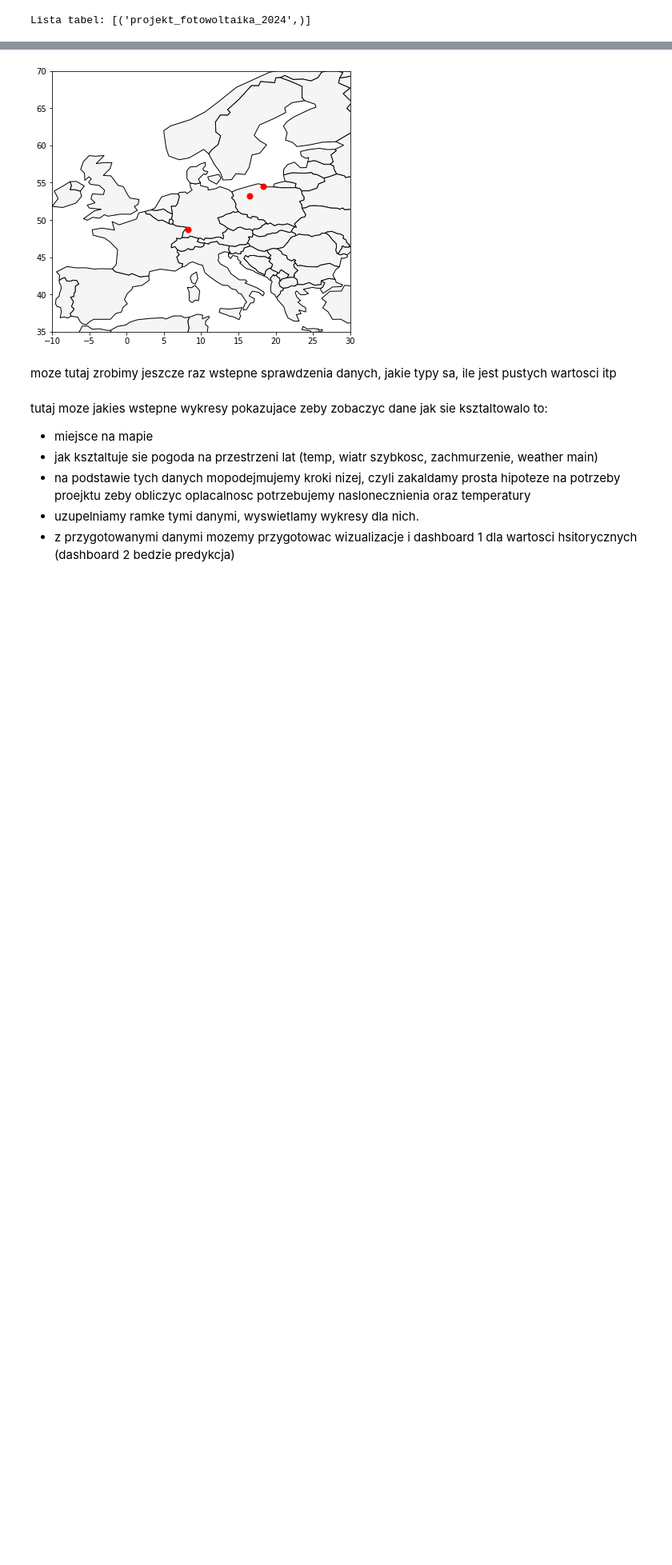
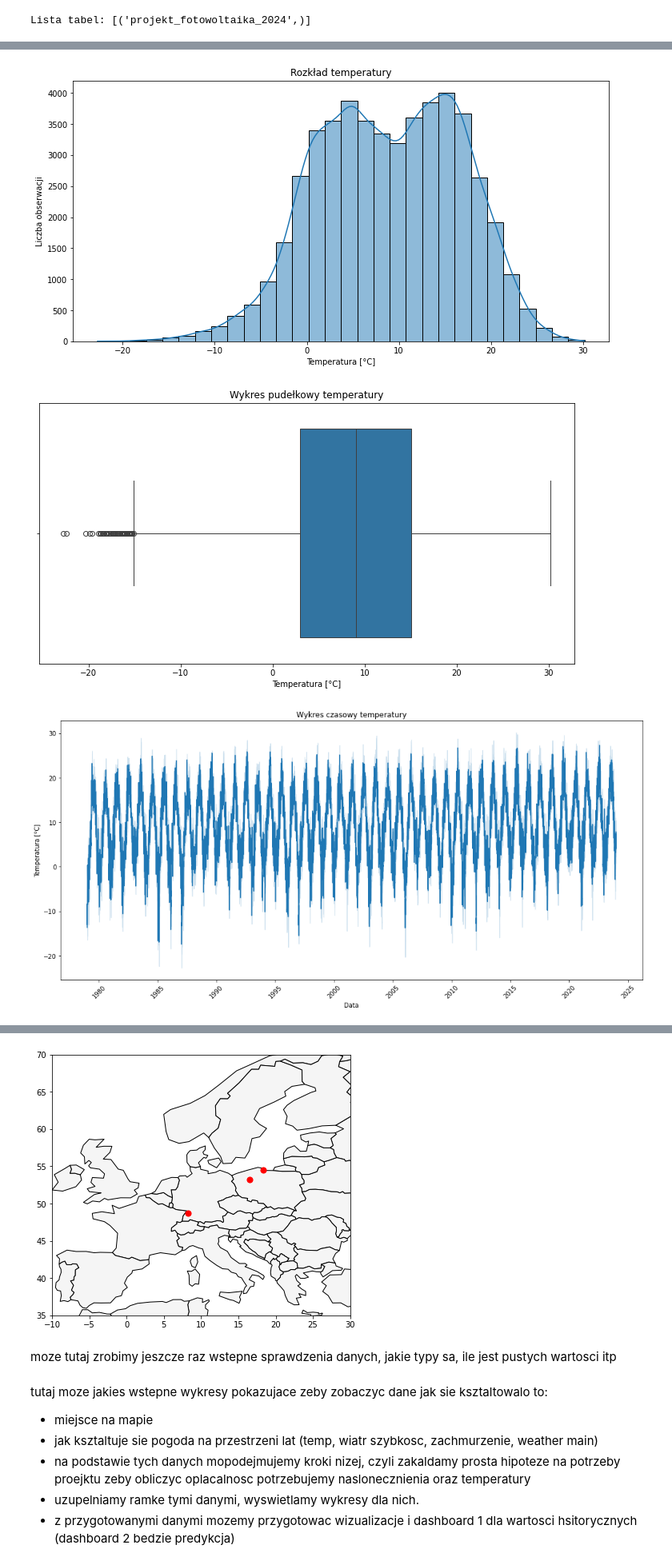
Before and after one commit to BartoszRP/MERITO_ML_Projekt_Fotowoltaika_2024, a Jupyter notebook: 1. Notebooks/03_analiza_danych.ipynb, the cells around one changed output, grey strips where cells are left out. Shown: that part at 80% size. Saved outputs shown, nothing was run; the diff lists cells and outputs as text; code cells hidden in the pictures; blank space fills up the shorter version.

```diff
--- a/1. Notebooks/03_analiza_danych.ipynb
+++ b/1. Notebooks/03_analiza_danych.ipynb
@@ -90,0 +183,39 @@ df_weather_db.head()
+# %%
+# Konwersja kolumny date na typ datetime i ustawienie jako indeks
+df_weather_db['date'] = pd.to_datetime(df_weather_db['date'])
+df_weather_db.set_index('date', inplace=True)
+# %%
+import seaborn as sns
+import matplotlib.pyplot as plt
+
+# %%
+# Histogramy dla wybranych zmiennych
+plt.figure(figsize=(12, 6))
+sns.histplot(df_weather_db['temp'], kde=True, bins=30)
+plt.title('Rozkład temperatury')
+plt.xlabel('Temperatura [°C]')
+plt.ylabel('Liczba obserwacji')
+plt.show()
+
+# %%
+# Wykresy pudełkowe dla wybranych zmiennych
+plt.figure(figsize=(12, 6))
+sns.boxplot(x='temp', data=df_weather_db)
+plt.title('Wykres pudełkowy temperatury')
+plt.xlabel('Temperatura [°C]')
+plt.show()
+
+# %%
+# Wykres czasowy dla wybranej zmiennej
+plt.figure(figsize=(14, 7))
+sns.lineplot(x='date', y='temp', data=df_weather_db)
+plt.title('Wykres czasowy temperatury')
+plt.xlabel('Data')
+plt.ylabel('Temperatura [°C]')
+plt.xticks(rotation=45)
+plt.tight_layout()  # Aby upewnić się, że etykiety nie są obcięte
+plt.show()
+# %% [output]
+[figure, added]
+[figure, added]
+[figure, added]
```
Also changed, not shown: parts of 19 cells of this notebook, 3 other files.
